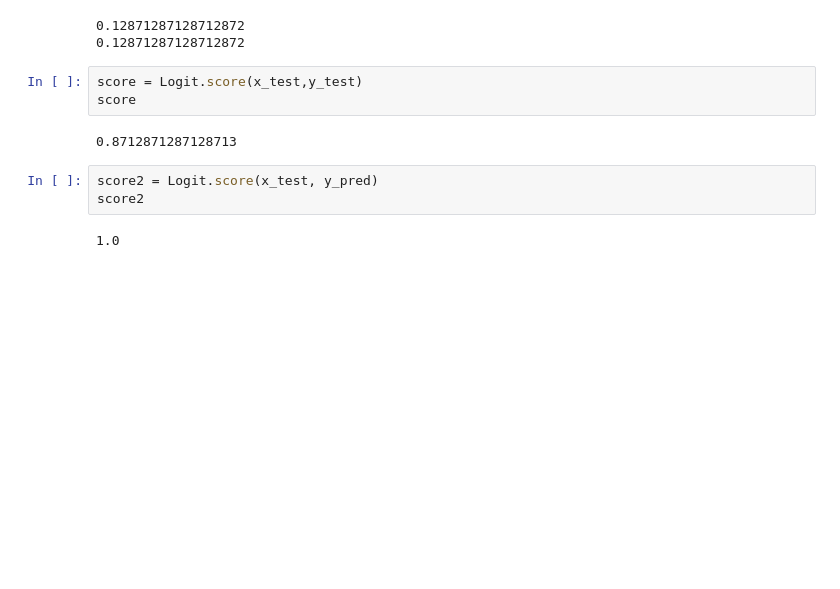
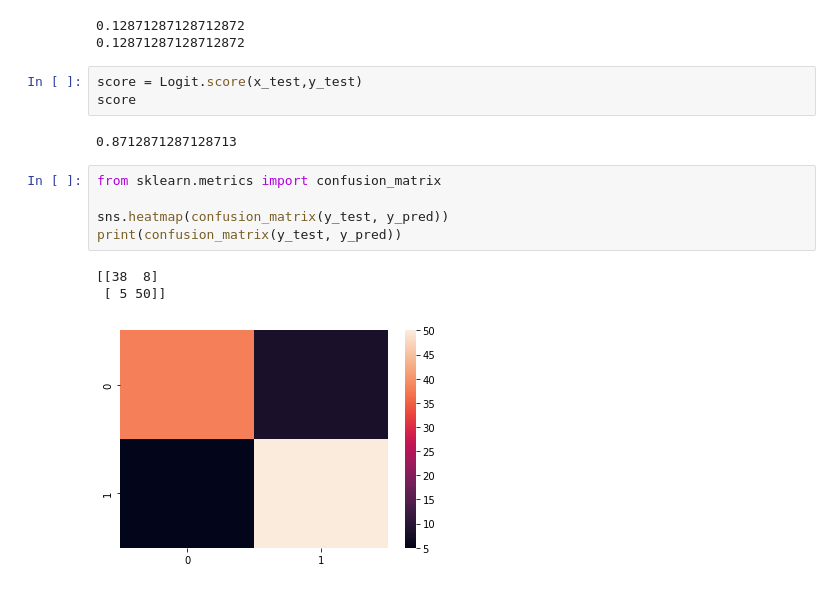
Before and after one commit to hossamAhmedSalah/pythonML, a Jupyter notebook: heartAttack/heartAttack.ipynb, the cells around one changed output. Cells and saved outputs as stored; diff of their text form; blank space fills up the shorter version.

```diff
--- a/heartAttack/heartAttack.ipynb
+++ b/heartAttack/heartAttack.ipynb
@@ -267,8 +267,12 @@ score = Logit.score(x_test,y_test)
 score
 # %% [output]
 0.8712871287128713
-# %%
-score2 = Logit.score(x_test, y_pred)
-score2
-# %% [output]
-1.0
+# %%
+from sklearn.metrics import confusion_matrix
+
+sns.heatmap(confusion_matrix(y_test, y_pred))
+print(confusion_matrix(y_test, y_pred))
+# %% [output]
+[[38  8]
+ [ 5 50]]
+[figure, added]
```
